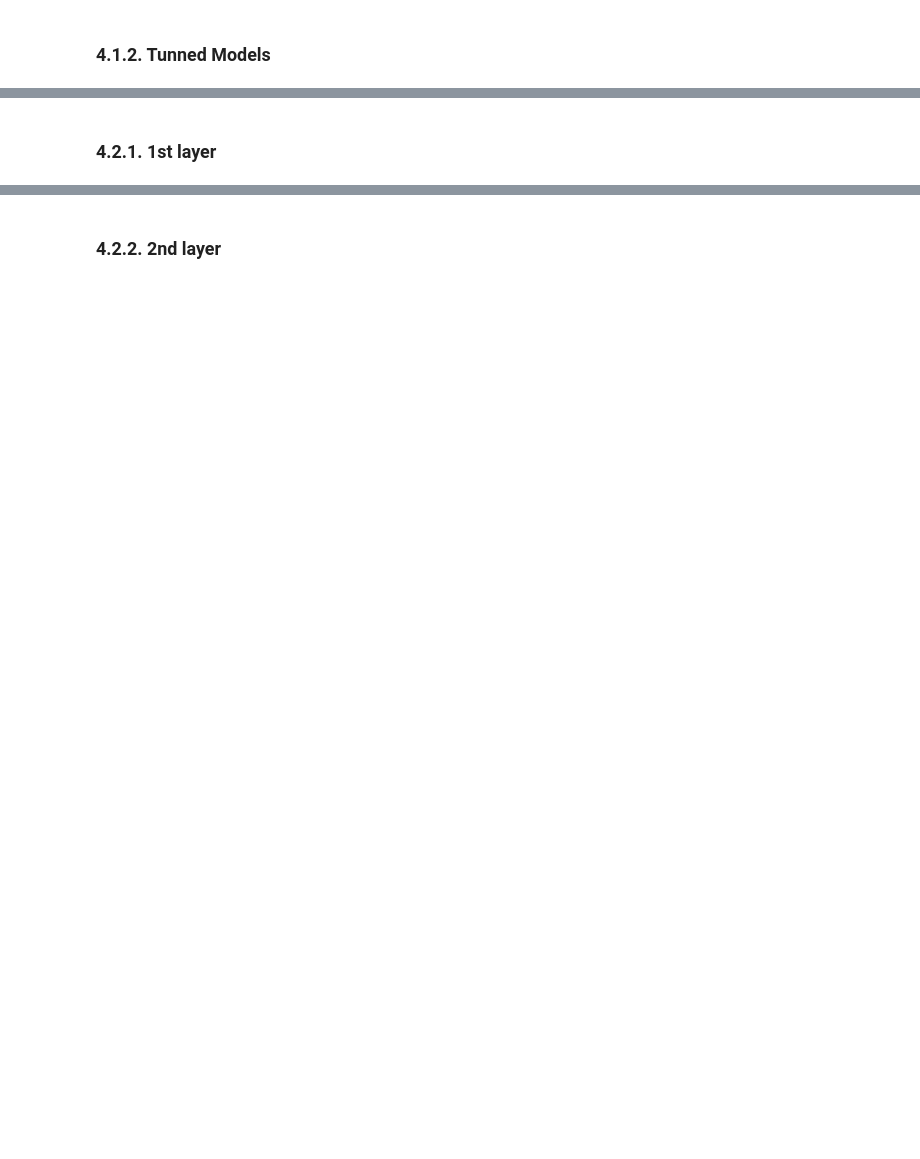
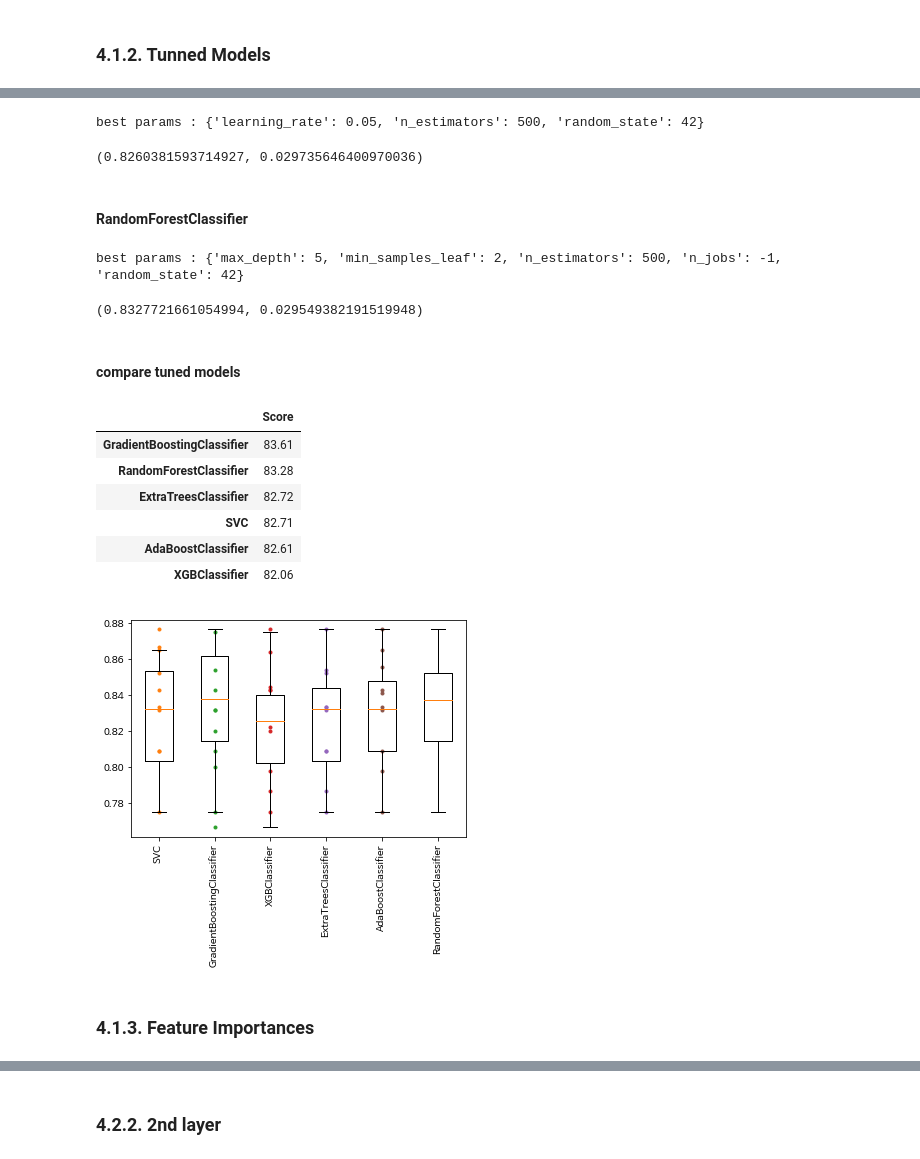
Before and after one commit to jeongseok912/Projects, a Jupyter notebook: Kaggle/Titanic/Prediction.ipynb, the cells around one changed output, grey strips where cells are left out. Saved outputs shown, nothing was run; the diff lists cells and outputs as text; code cells hidden in the pictures; blank space fills up the shorter version.

```diff
--- a/Kaggle/Titanic/Prediction.ipynb
+++ b/Kaggle/Titanic/Prediction.ipynb
@@ -517,0 +568,11 @@ cv['mean_test_score'][decision_grid.best_index_]
+# %%
+params_grid = {'n_estimators': [50, 100, 500],
+              'max_depth': [2, 5, 7],
+              'min_samples_leaf': [1, 2],
+              'n_jobs': [-1],
+              'random_state': [42]}
+extra_grid = GridSearchCV(ExtraTreesClassifier(), params_grid, cv=10,
+                            scoring='accuracy', n_jobs=-1)
+extra_grid.fit(X_train_transformed, y_train)
+extra_best_params = extra_grid.best_params_
+print('best params :', extra_best_params)
@@ -518,2 +590,63 @@ cv['mean_test_score'][decision_grid.best_index_]
+# %%
+params_grid = {'n_estimators': [100, 500, 1000],
+              'learning_rate': [0.01, 0.05, 0.1],
+              'random_state': [42]}
+adaboost_grid = GridSearchCV(AdaBoostClassifier(), params_grid, cv=10,
+                            scoring='accuracy', n_jobs=-1)
+adaboost_grid.fit(X_train_transformed, y_train)
+adaboost_best_params = adaboost_grid.best_params_
+print('best params :', adaboost_best_params)
+# %% [output]
+best params : {'learning_rate': 0.05, 'n_estimators': 500, 'random_state': 42}
+# %%
+adaboost_cv = pd.DataFrame(adaboost_grid.cv_results_)
+adaboost_cv_score = adaboost_cv['mean_test_score'][adaboost_grid.best_index_]
+adaboost_cv_std = adaboost_cv['std_test_score'][adaboost_grid.best_index_]
+adaboost_cv_score, adaboost_cv_std
+# %% [output]
+(0.8260381593714927, 0.029735646400970036)
+# %% [markdown]
+#### RandomForestClassifier
+# %%
+params_grid = {'n_estimators': [100, 500, 700],
+              'max_depth': [2, 5, 7],
+              'min_samples_leaf': [1, 2],
+              'n_jobs': [-1],
+              'random_state': [42]}
+rnd_grid = GridSearchCV(RandomForestClassifier(), params_grid, cv=10,
+                            scoring='accuracy', n_jobs=-1)
+rnd_grid.fit(X_train_transformed, y_train)
+rnd_best_params = rnd_grid.best_params_
+print('best params :', rnd_best_params)
+# %% [output]
+best params : {'max_depth': 5, 'min_samples_leaf': 2, 'n_estimators': 500, 'n_jobs': -1, 'random_state': 42}
+# %%
+rnd_cv = pd.DataFrame(rnd_grid.cv_results_)
+rnd_cv_score = rnd_cv['mean_test_score'][rnd_grid.best_index_]
+rnd_cv_std = rnd_cv['std_test_score'][rnd_grid.best_index_]
+rnd_cv_score, rnd_cv_std
+# %% [output]
+(0.8327721661054994, 0.029549382191519948)
+# %% [markdown]
+#### compare tuned models
+# %%
+svc_clf = SVC(**svc_best_params)
+gradboost_clf = GradientBoostingClassifier(**gradboost_best_params)
+xgboost_clf = xgb.XGBClassifier(**xgboost_best_params)
+extra_clf = ExtraTreesClassifier(**extra_best_params)
+adaboost_clf = AdaBoostClassifier(**adaboost_best_params)
+rnd_clf = RandomForestClassifier(**rnd_best_params)
+
+clfs = [svc_clf, gradboost_clf, xgboost_clf, extra_clf, adaboost_clf, rnd_clf]
+get_scores(clfs, X_train_transformed, y_train, plot=True)
+# %% [output]
+|  | Score |
+| GradientBoostingClassifier | 83.61 |
+| RandomForestClassifier | 83.28 |
+| ExtraTreesClassifier | 82.72 |
+| SVC | 82.71 |
+| AdaBoostClassifier | 82.61 |
+| XGBClassifier | 82.06 |
+[figure, added]
 # %% [markdown]
-### 4.2.1. 1st layer
+### 4.1.3. Feature Importances
```
Also changed, not shown: parts of 44 cells of this notebook.
